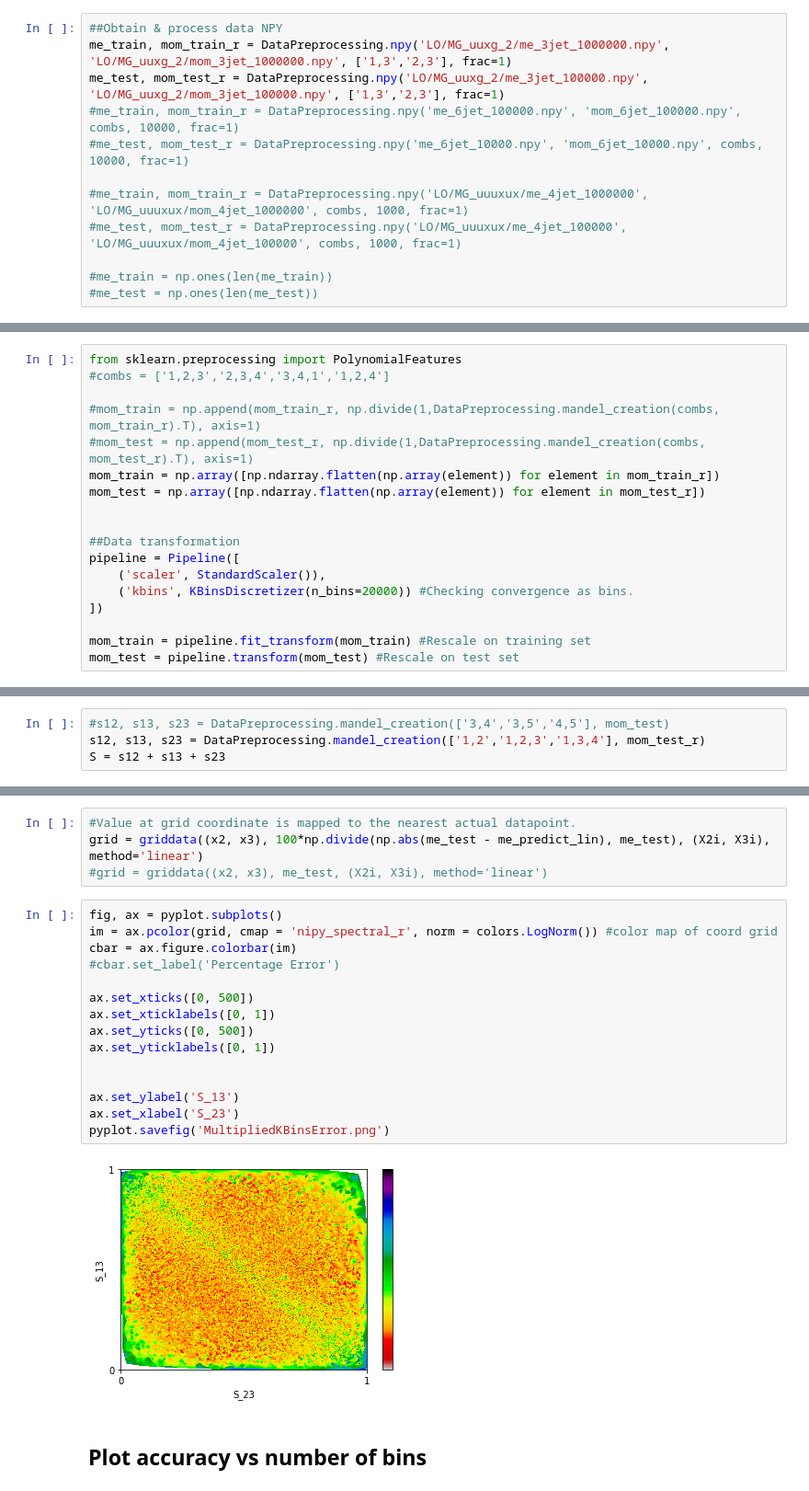
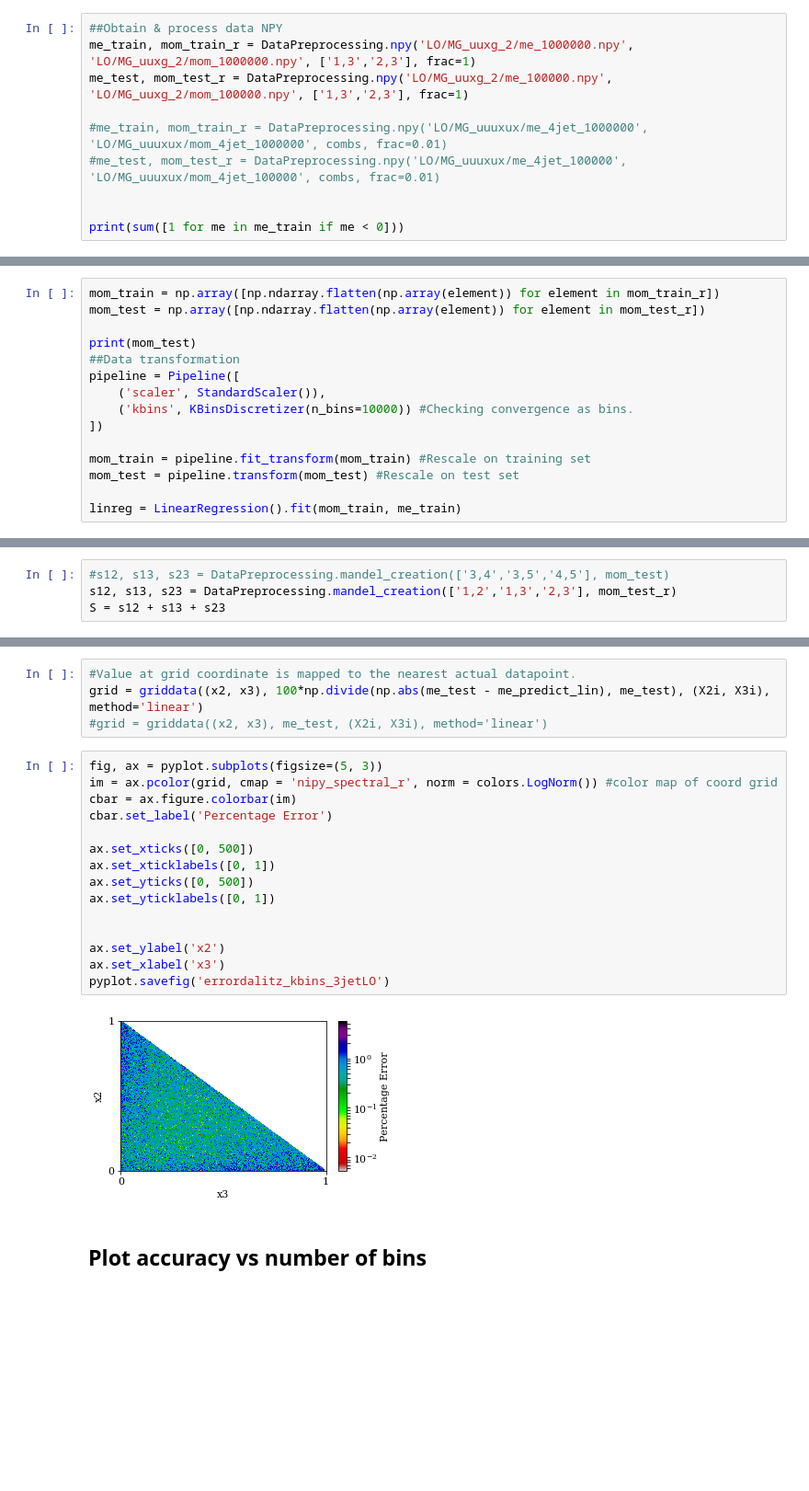
Before and after one commit to miarobin/Level4Project, a Jupyter notebook: KBinsLO.ipynb, the cells around one changed output, grey strips where cells are left out. Shown at 92% size. Saved outputs shown, nothing was run; the diff lists cells and outputs as text; blank space fills up the shorter version.

```diff
--- a/KBinsLO.ipynb
+++ b/KBinsLO.ipynb
@@ -23,13 +21,11 @@ import DataPreprocessing
 combs = ['1,3','2,3']
 # %%
 ##Obtain & process data NPY
-me_train, mom_train_r = DataPreprocessing.npy('LO/MG_uuxg_2/me_3jet_1000000.npy', 'LO/MG_uuxg_2/mom_3jet_1000000.npy', ['1,3','2,3'], frac=1)
-me_test, mom_test_r = DataPreprocessing.npy('LO/MG_uuxg_2/me_3jet_100000.npy', 'LO/MG_uuxg_2/mom_3jet_100000.npy', ['1,3','2,3'], frac=1)
-#me_train, mom_train_r = DataPreprocessing.npy('me_6jet_100000.npy', 'mom_6jet_100000.npy', combs, 10000, frac=1)
-#me_test, mom_test_r = DataPreprocessing.npy('me_6jet_10000.npy', 'mom_6jet_10000.npy', combs, 10000, frac=1)
+me_train, mom_train_r = DataPreprocessing.npy('LO/MG_uuxg_2/me_1000000.npy', 'LO/MG_uuxg_2/mom_1000000.npy', ['1,3','2,3'], frac=1)
+me_test, mom_test_r = DataPreprocessing.npy('LO/MG_uuxg_2/me_100000.npy', 'LO/MG_uuxg_2/mom_100000.npy', ['1,3','2,3'], frac=1)
 
-#me_train, mom_train_r = DataPreprocessing.npy('LO/MG_uuuxux/me_4jet_1000000', 'LO/MG_uuuxux/mom_4jet_1000000', combs, 1000, frac=1)
-#me_test, mom_test_r = DataPreprocessing.npy('LO/MG_uuuxux/me_4jet_100000', 'LO/MG_uuuxux/mom_4jet_100000', combs, 1000, frac=1)
+#me_train, mom_train_r = DataPreprocessing.npy('LO/MG_uuuxux/me_4jet_1000000', 'LO/MG_uuuxux/mom_4jet_1000000', combs, frac=0.01)
+#me_test, mom_test_r = DataPreprocessing.npy('LO/MG_uuuxux/me_4jet_100000', 'LO/MG_uuuxux/mom_4jet_100000', combs, frac=0.01)
 
-#me_train = np.ones(len(me_train))
-#me_test = np.ones(len(me_test))
+
+print(sum([1 for me in me_train if me < 0]))
@@ -38,20 +36,17 @@ Adding some extra features
 # %% [markdown]
 ## Single Test
 # %%
-from sklearn.preprocessing import PolynomialFeatures
-#combs = ['1,2,3','2,3,4','3,4,1','1,2,4']
-
-#mom_train = np.append(mom_train_r, np.divide(1,DataPreprocessing.mandel_creation(combs, mom_train_r).T), axis=1)
-#mom_test = np.append(mom_test_r, np.divide(1,DataPreprocessing.mandel_creation(combs, mom_test_r).T), axis=1)
 mom_train = np.array([np.ndarray.flatten(np.array(element)) for element in mom_train_r])
 mom_test = np.array([np.ndarray.flatten(np.array(element)) for element in mom_test_r])
 
-
+print(mom_test)
 ##Data transformation
 pipeline = Pipeline([
     ('scaler', StandardScaler()),
-    ('kbins', KBinsDiscretizer(n_bins=20000)) #Checking convergence as bins.
+    ('kbins', KBinsDiscretizer(n_bins=10000)) #Checking convergence as bins.
 ])
 
 mom_train = pipeline.fit_transform(mom_train) #Rescale on training set
 mom_test = pipeline.transform(mom_test) #Rescale on test set
+
+linreg = LinearRegression().fit(mom_train, me_train)
@@ -105,7 +132,7 @@ pyplot.savefig('LearningCurveKBins')
 Error Distribution 3-jets
 # %%
 #s12, s13, s23 = DataPreprocessing.mandel_creation(['3,4','3,5','4,5'], mom_test)
-s12, s13, s23 = DataPreprocessing.mandel_creation(['1,2','1,2,3','1,3,4'], mom_test_r)
+s12, s13, s23 = DataPreprocessing.mandel_creation(['1,2','1,3','2,3'], mom_test_r)
 S = s12 + s13 + s23
 # %%
 x1 = np.divide(s12, 1000000)
@@ -120,22 +147,22 @@ X2i, X3i = np.meshgrid(x2i, x3i) #2d regularly spaced grid of coordinates.
 grid = griddata((x2, x3), 100*np.divide(np.abs(me_test - me_predict_lin), me_test), (X2i, X3i), method='linear')
 #grid = griddata((x2, x3), me_test, (X2i, X3i), method='linear')
 # %%
-fig, ax = pyplot.subplots()
+fig, ax = pyplot.subplots(figsize=(5, 3))
 im = ax.pcolor(grid, cmap = 'nipy_spectral_r', norm = colors.LogNorm()) #color map of coord grid
 cbar = ax.figure.colorbar(im)
-#cbar.set_label('Percentage Error')
+cbar.set_label('Percentage Error')
 
 ax.set_xticks([0, 500])
 ax.set_xticklabels([0, 1])
 ax.set_yticks([0, 500])
 ax.set_yticklabels([0, 1])
 
 
-ax.set_ylabel('S_13')
-ax.set_xlabel('S_23')
-pyplot.savefig('MultipliedKBinsError.png')
+ax.set_ylabel('x2')
+ax.set_xlabel('x3')
+pyplot.savefig('errordalitz_kbins_3jetLO')
 # %% [output]
-[figure, old version]
+[figure, new version]
 # %% [markdown]
 ## Plot accuracy vs number of bins
 # %%
```
Also changed, not shown: parts of 13 cells of this notebook, 13 other files.
